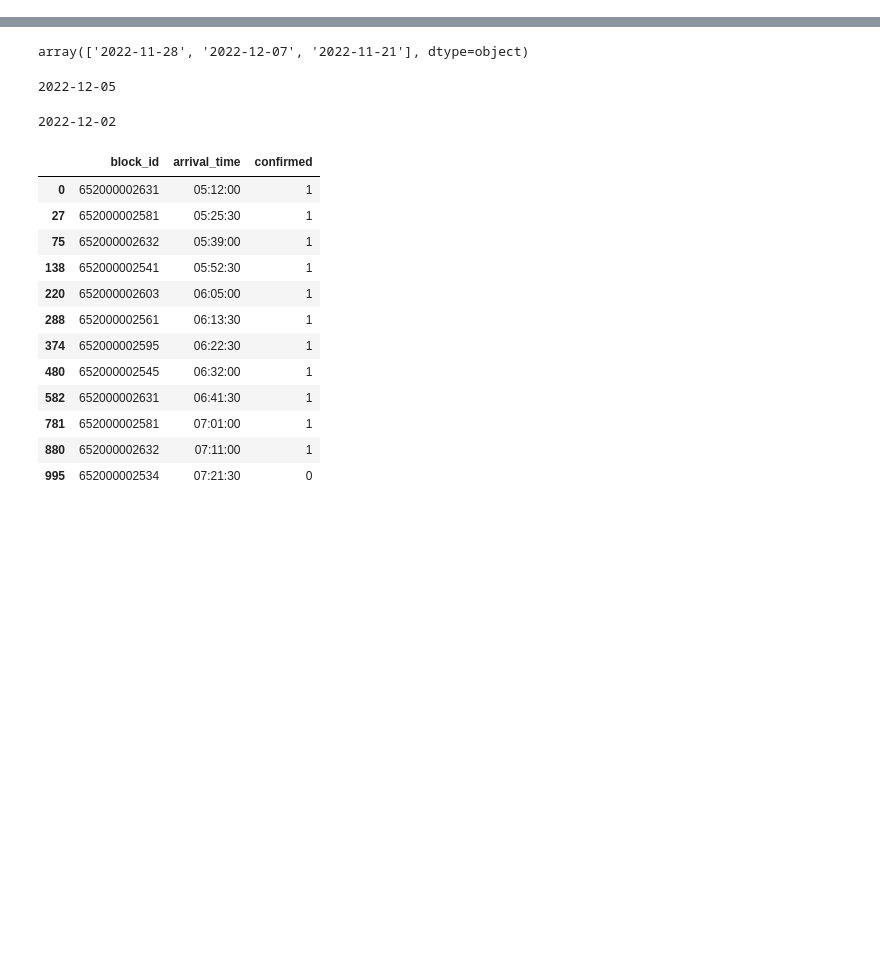
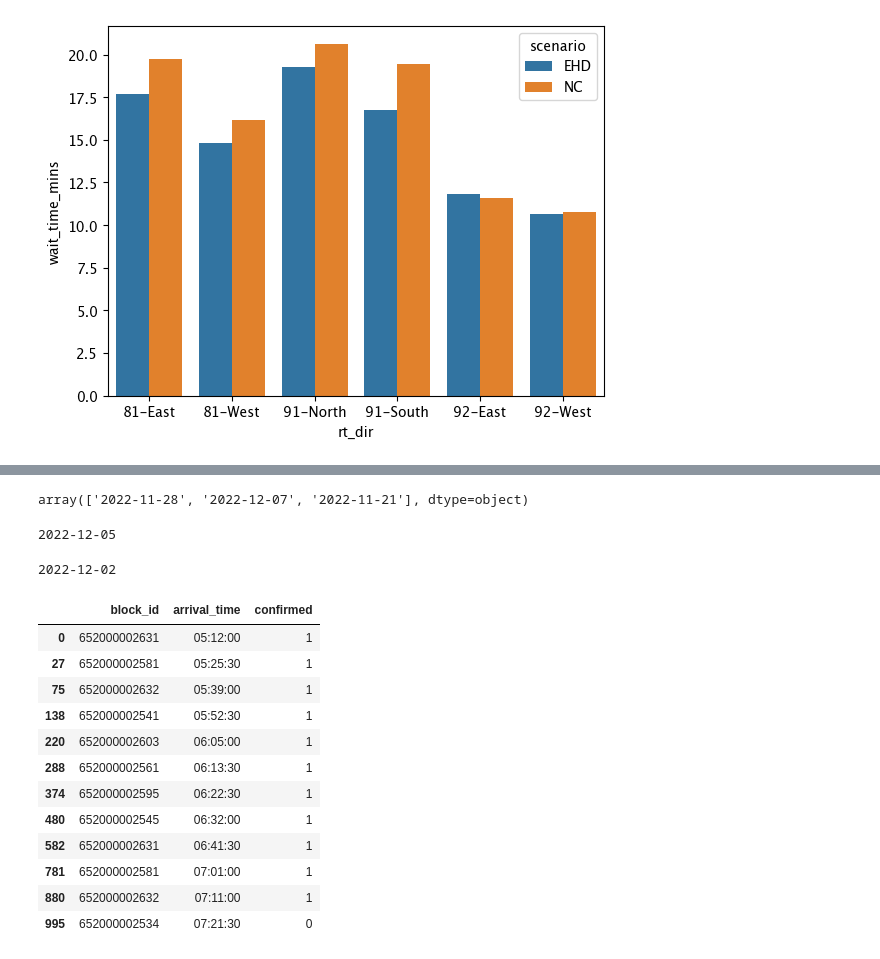
Before and after one commit to joerovar/transit-centric-smart-mobility-system, a Jupyter notebook: src/04_SIMULATION/playground.ipynb, the cells around one changed output, grey strips where cells are left out. Drawn from its saved outputs; the diff is of its cells as text; code cells hidden in the pictures; blank space fills up the shorter version.

```diff
--- a/src/04_SIMULATION/playground.ipynb
+++ b/src/04_SIMULATION/playground.ipynb
@@ -29,2 +85,6 @@ results['wait_time'] = results['wait_time'].round("S")
+# %%
+barplots(results_95)
+# %% [output]
+[figure, added]
 # %%
 results
```
Also changed, not shown: parts of 11 cells of this notebook.
